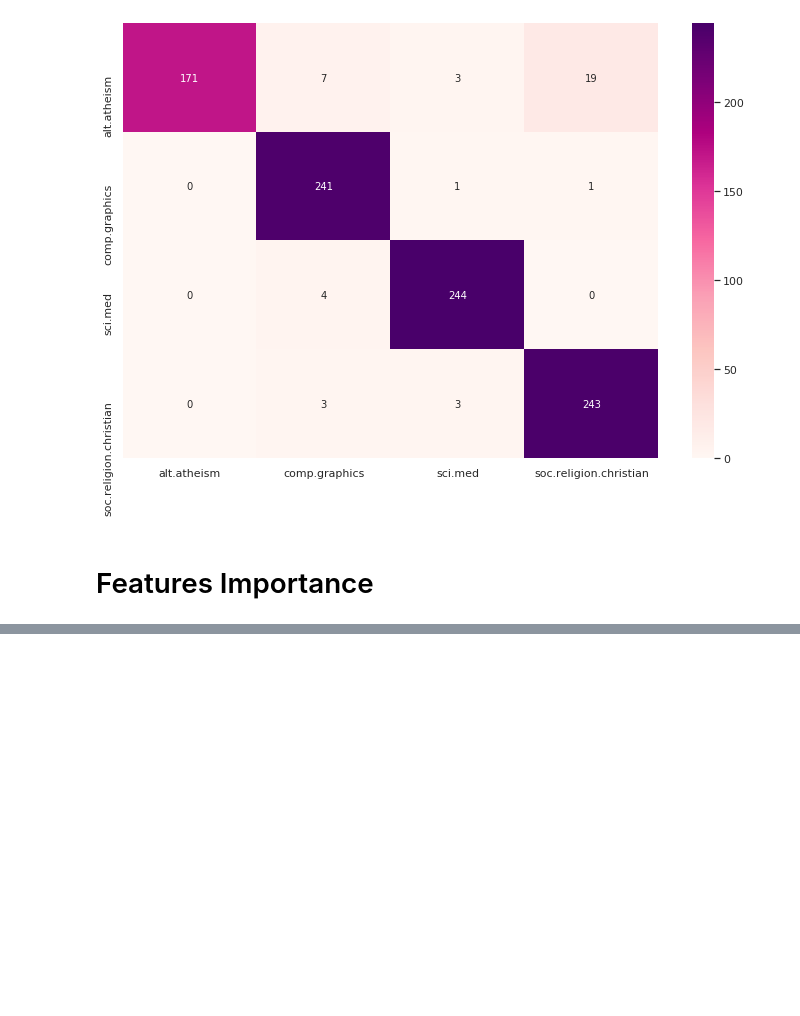
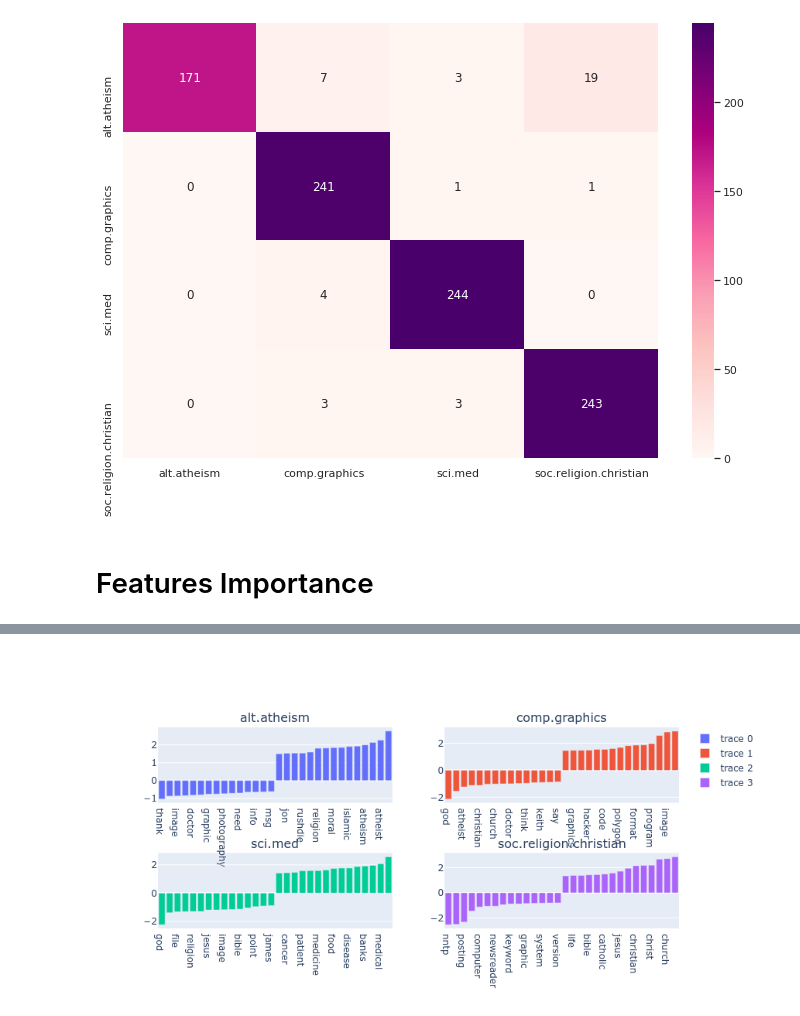
Before and after one commit to Reslan-Tinawi/20-newsgroups-Text-Classification, a Jupyter notebook: Text Classification.ipynb, the cells around one changed output, grey strips where cells are left out. Saved outputs shown, nothing was run; the diff lists cells and outputs as text; code cells hidden in the pictures; blank space fills up the shorter version.

```diff
--- a/Text Classification.ipynb
+++ b/Text Classification.ipynb
@@ -304,6 +311,8 @@ def plot_features_importance(clf, feature_names, n_feature=15):
     and the number of features we want to show
     it plots for each class label, the most positive and negative features, with their weight
     '''
+
+    res = []
 
     for i, class_label in enumerate(clf.classes_):
 
@@ -323,6 +332,8 @@ def plot_features_importance(clf, feature_names, n_feature=15):
         coefs = np.hstack([negative_coefs, positive_coefs])
         features = np.hstack([negative_features, positive_features])
 
+        res.append([features, coefs, class_label])
         # plot feature names agains their weight, using bar plot
-        fig = px.bar(x=features, y=coefs, color=coefs, title=class_label)
-        fig.show()
+#         fig = px.bar(x=features, y=coefs, color=coefs, title=class_label)
+#         fig.show()
+    return res
@@ -329,2 +343,2 @@ def plot_features_importance(clf, feature_names, n_feature=15):
 # %%
-plot_features_importance(clf=clf, feature_names=feature_names)
+res = plot_features_importance(clf=clf, feature_names=feature_names)
@@ -335,0 +345,27 @@ plot_features_importance(clf=clf, feature_names=feature_names)
+# %%
+bar1, bar2, bar3, bar4 = res
+# %%
+fig = make_subplots(rows=2, cols=2,
+                    subplot_titles=(bar1[2], bar2[2], bar3[2], bar4[2]))
+# %%
+fig.add_trace(
+    go.Bar(x=bar1[0], y=bar1[1]),
+    row=1, col=1
+)
+
+fig.add_trace(
+    go.Bar(x=bar2[0], y=bar2[1]),
+    row=1, col=2
+)
+
+fig.add_trace(
+    go.Bar(x=bar3[0], y=bar3[1]),
+    row=2, col=1
+)
+
+fig.add_trace(
+    go.Bar(x=bar4[0], y=bar4[1]),
+    row=2, col=2
+)
+# %% [output]
+[figure, added]
```
Also changed, not shown: parts of 10 cells of this notebook.
